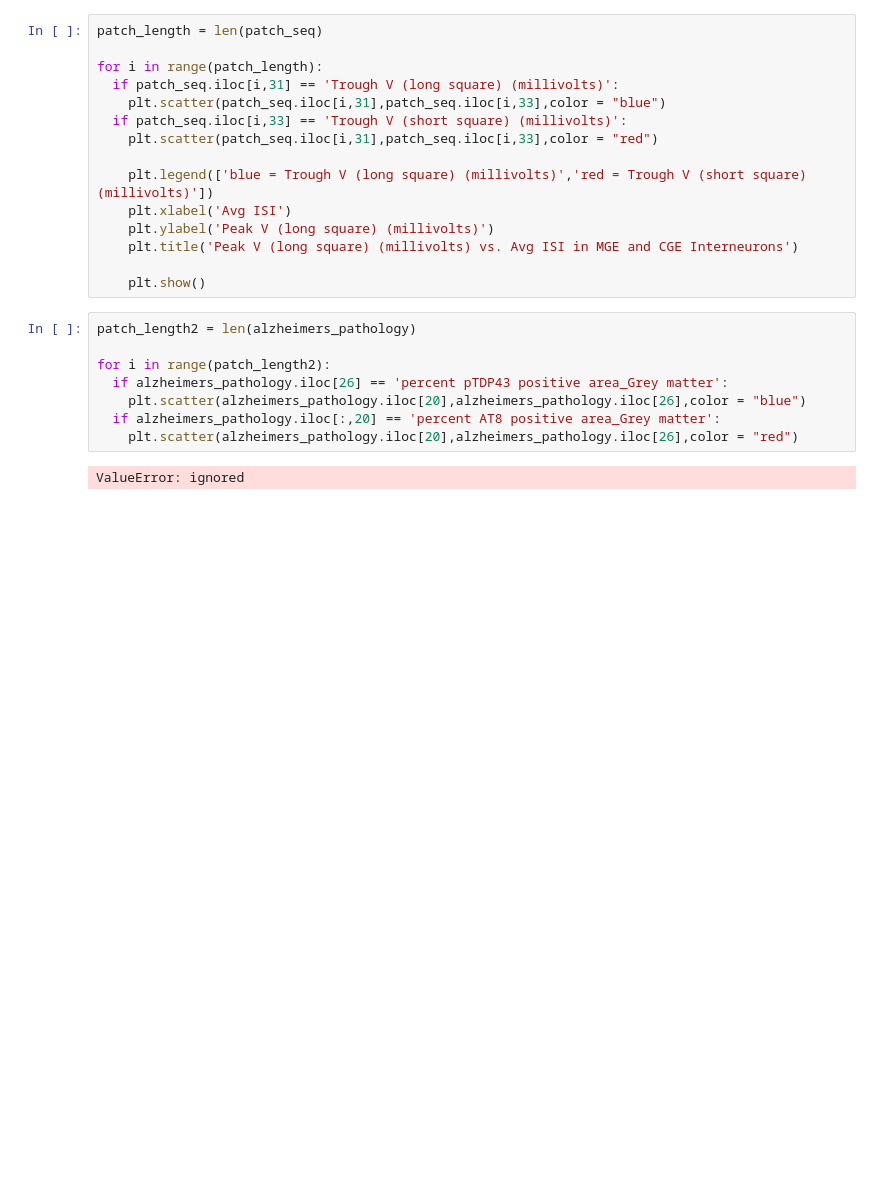
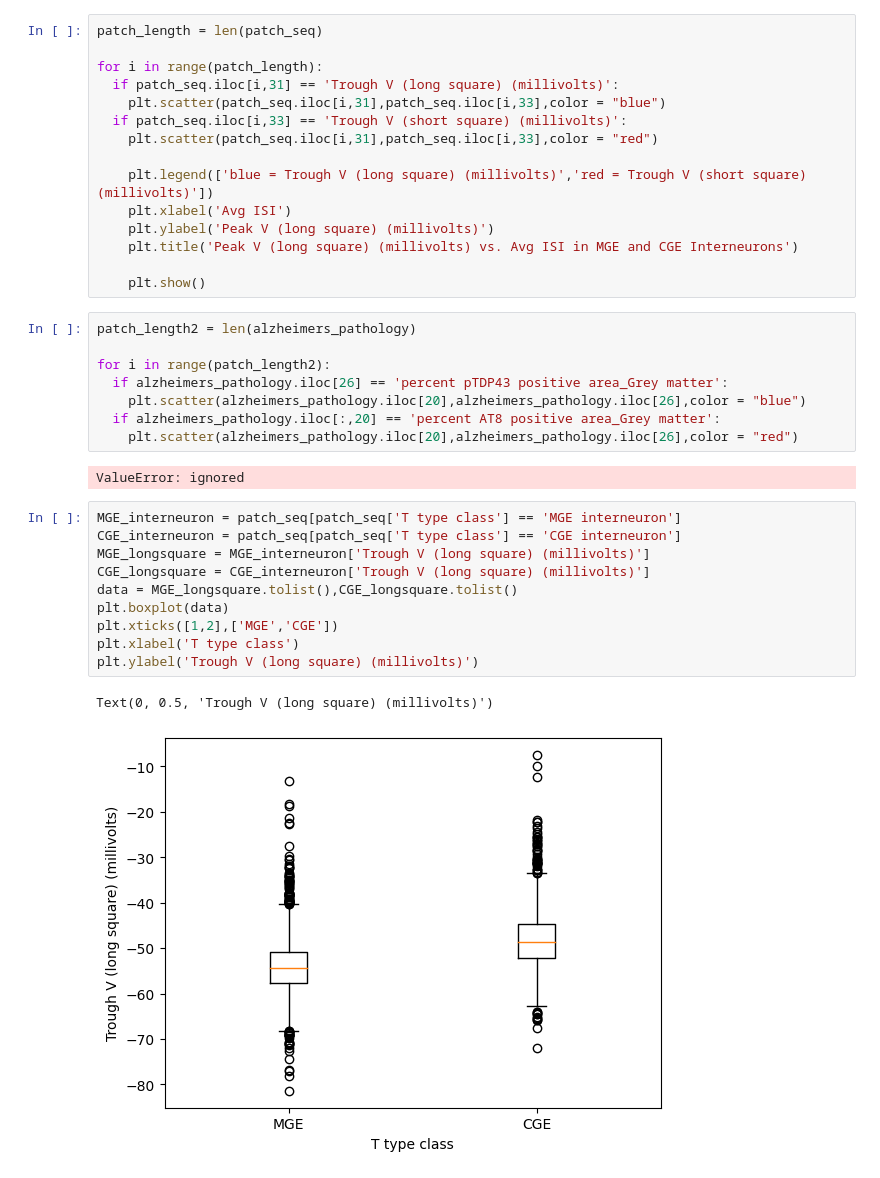
Before and after one commit to caseymacelhiney/neuro265, a Jupyter notebook: final_project.ipynb, the cells around one changed output. Saved outputs shown, nothing was run; the diff lists cells and outputs as text; blank space fills up the shorter version.

```diff
--- a/final_project.ipynb
+++ b/final_project.ipynb
@@ -114,3 +116,16 @@ for i in range(patch_length2):
     plt.scatter(alzheimers_pathology.iloc[20],alzheimers_pathology.iloc[26],color = "red")
 # %% [output]
 ValueError: ignored
+# %%
+MGE_interneuron = patch_seq[patch_seq['T type class'] == 'MGE interneuron']
+CGE_interneuron = patch_seq[patch_seq['T type class'] == 'CGE interneuron']
+MGE_longsquare = MGE_interneuron['Trough V (long square) (millivolts)']
+CGE_longsquare = CGE_interneuron['Trough V (long square) (millivolts)']
+data = MGE_longsquare.tolist(),CGE_longsquare.tolist()
+plt.boxplot(data)
+plt.xticks([1,2],['MGE','CGE'])
+plt.xlabel('T type class')
+plt.ylabel('Trough V (long square) (millivolts)')
+# %% [output]
+Text(0, 0.5, 'Trough V (long square) (millivolts)')
+[figure, added]
```
Also changed, not shown: parts of 3 cells of this notebook.
